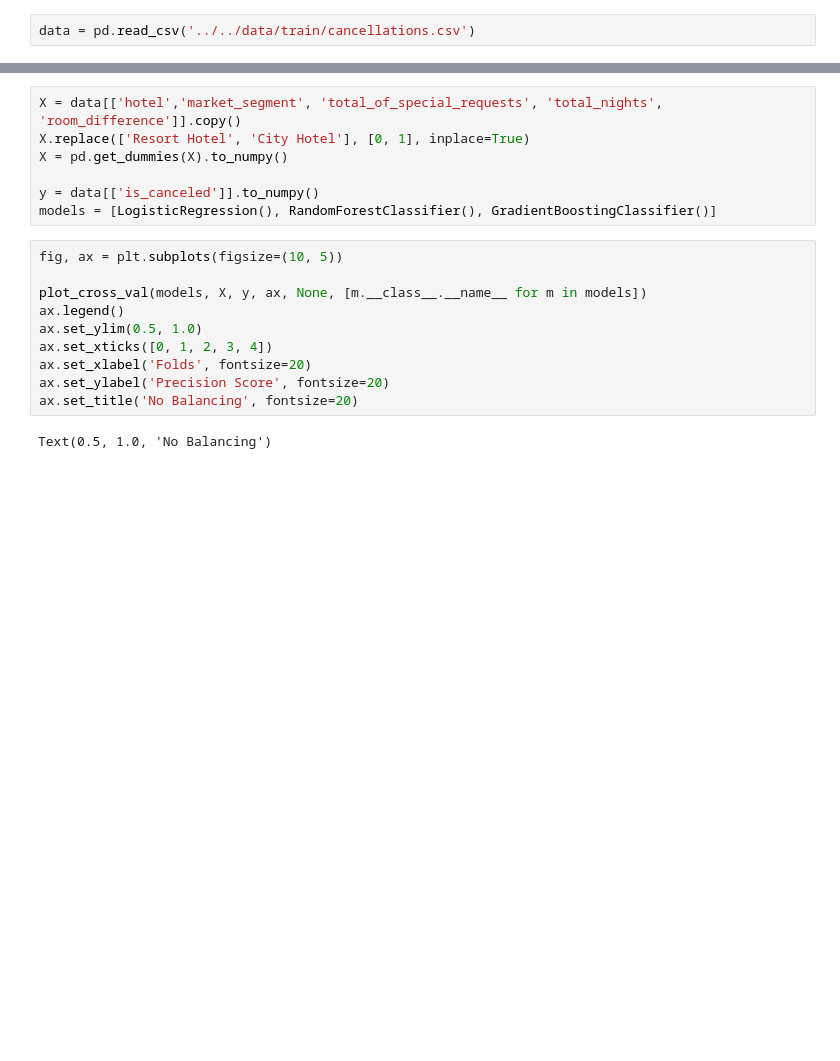
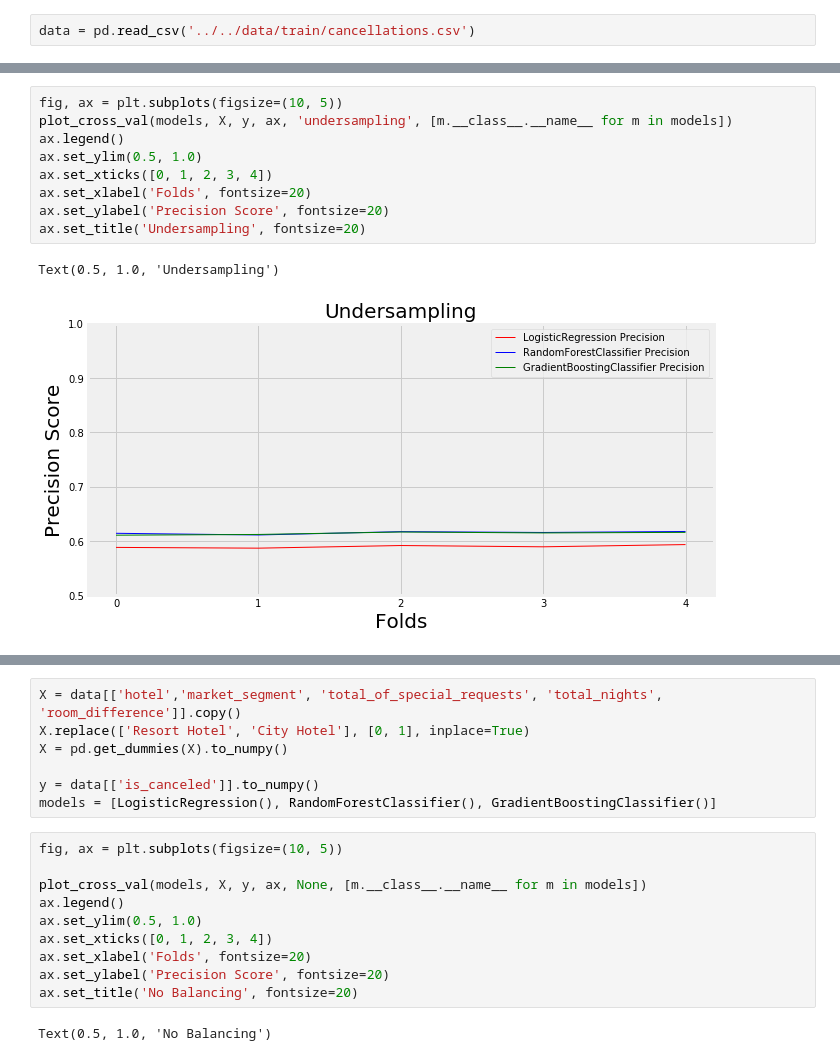
Before and after one commit to rcohngru/hotel-cancellations, a Jupyter notebook: src/notebooks/balancing_methods.ipynb, the cells around one changed output, grey strips where cells are left out. Cells and saved outputs as stored; diff of their text form; blank space fills up the shorter version.

```diff
--- a/src/notebooks/balancing_methods.ipynb
+++ b/src/notebooks/balancing_methods.ipynb
@@ -18,0 +43,12 @@ data = pd.read_csv('../../data/train/cancellations.csv')
+# %%
+fig, ax = plt.subplots(figsize=(10, 5))
+plot_cross_val(models, X, y, ax, 'undersampling', [m.__class__.__name__ for m in models])
+ax.legend()
+ax.set_ylim(0.5, 1.0)
+ax.set_xticks([0, 1, 2, 3, 4])
+ax.set_xlabel('Folds', fontsize=20)
+ax.set_ylabel('Precision Score', fontsize=20)
+ax.set_title('Undersampling', fontsize=20)
+# %% [output]
+Text(0.5, 1.0, 'Undersampling')
+[figure, added]
```
Also changed, not shown: parts of 13 cells of this notebook, 2 other files.
